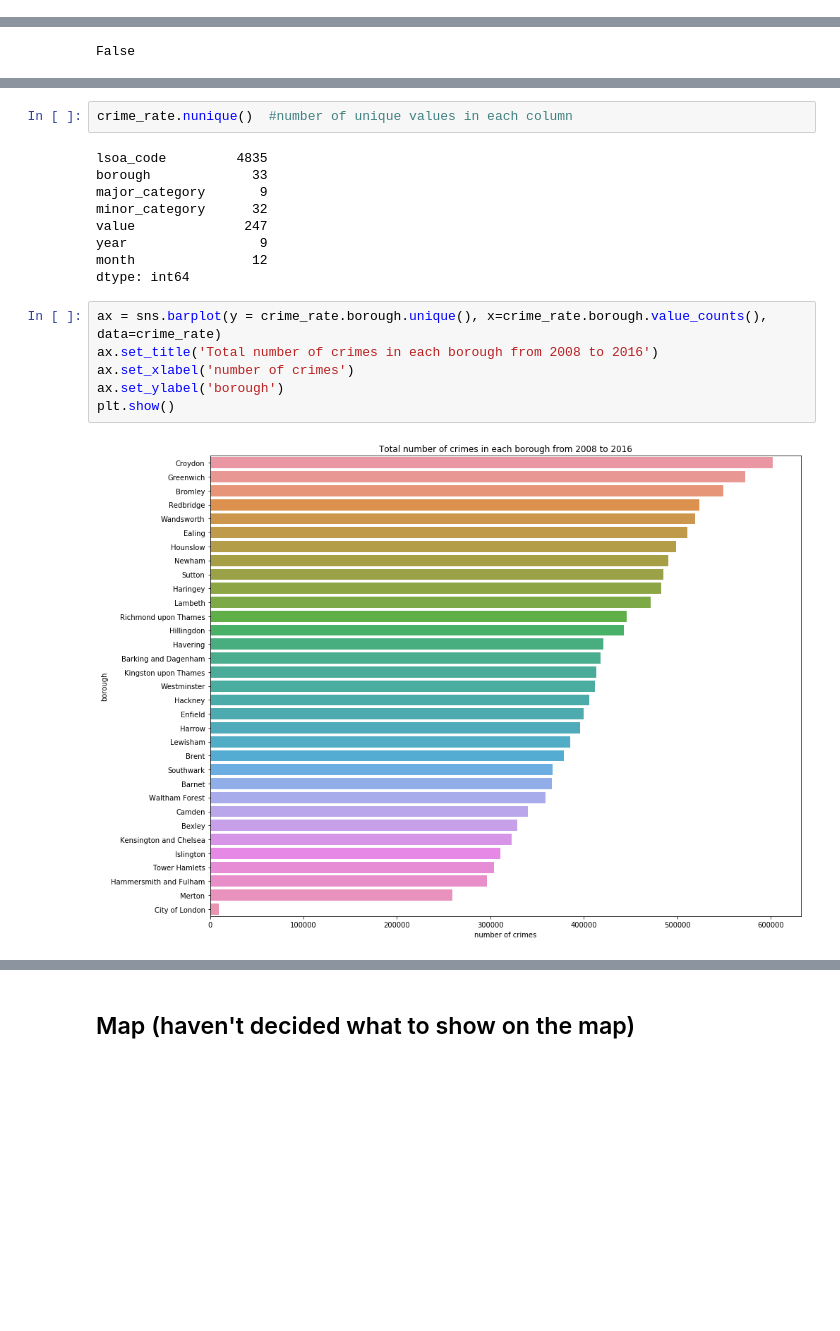
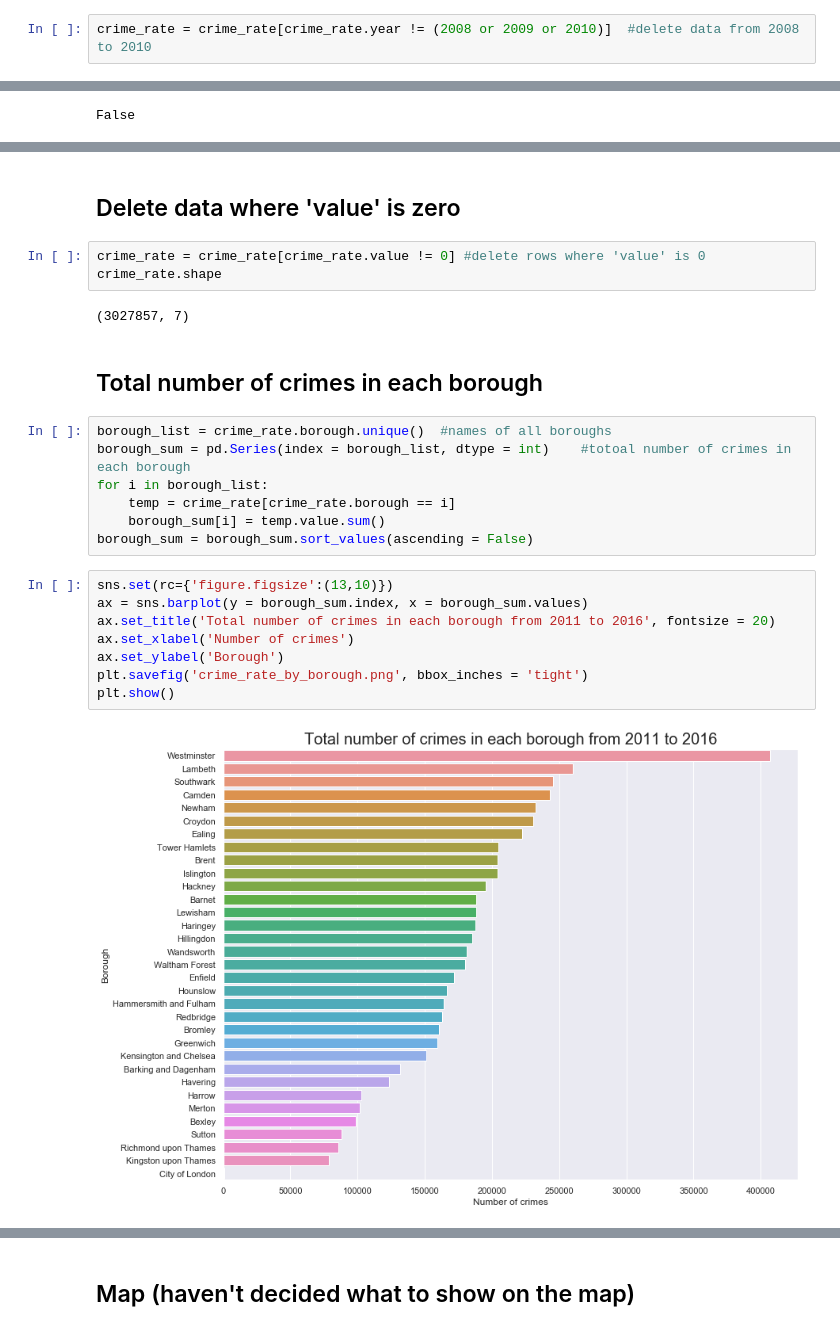
Before and after one commit to RuSaBin/LondonCrime, a Jupyter notebook: crime_rate.ipynb, the cells around one changed output, grey strips where cells are left out. Cells and saved outputs as stored; diff of their text form; blank space fills up the shorter version.

```diff
--- a/crime_rate.ipynb
+++ b/crime_rate.ipynb
@@ -52,3 +54,5 @@ dtype: object
+# %%
+crime_rate = crime_rate[crime_rate.year != (2008 or 2009 or 2010)]  #delete data from 2008 to 2010
 # %% [markdown]
 ## Missing data
 # %%
@@ -60,19 +62,26 @@ False
-# %%
-crime_rate.nunique()  #number of unique values in each column
-# %% [output]
-lsoa_code         4835
-borough             33
-major_category       9
-minor_category      32
-value              247
-year                 9
-month               12
-dtype: int64
+# %% [markdown]
+## Delete data where 'value' is zero
+# %%
+crime_rate = crime_rate[crime_rate.value != 0] #delete rows where 'value' is 0
+crime_rate.shape
+# %% [output]
+(3027857, 7)
+# %% [markdown]
+## Total number of crimes in each borough
+# %%
+borough_list = crime_rate.borough.unique()  #names of all boroughs
+borough_sum = pd.Series(index = borough_list, dtype = int)    #totoal number of crimes in each borough
+for i in borough_list:
+    temp = crime_rate[crime_rate.borough == i]
+    borough_sum[i] = temp.value.sum()
+borough_sum = borough_sum.sort_values(ascending = False)
 # %%
-ax = sns.barplot(y = crime_rate.borough.unique(), x=crime_rate.borough.value_counts(), data=crime_rate)
-ax.set_title('Total number of crimes in each borough from 2008 to 2016')
-ax.set_xlabel('number of crimes')
-ax.set_ylabel('borough')
+sns.set(rc={'figure.figsize':(13,10)})
+ax = sns.barplot(y = borough_sum.index, x = borough_sum.values)
+ax.set_title('Total number of crimes in each borough from 2011 to 2016', fontsize = 20)
+ax.set_xlabel('Number of crimes')
+ax.set_ylabel('Borough')
+plt.savefig('crime_rate_by_borough.png', bbox_inches = 'tight')
 plt.show()
 # %% [output]
-[figure, old version]
+[figure, new version]
```
Also changed, not shown: parts of 9 cells of this notebook.
